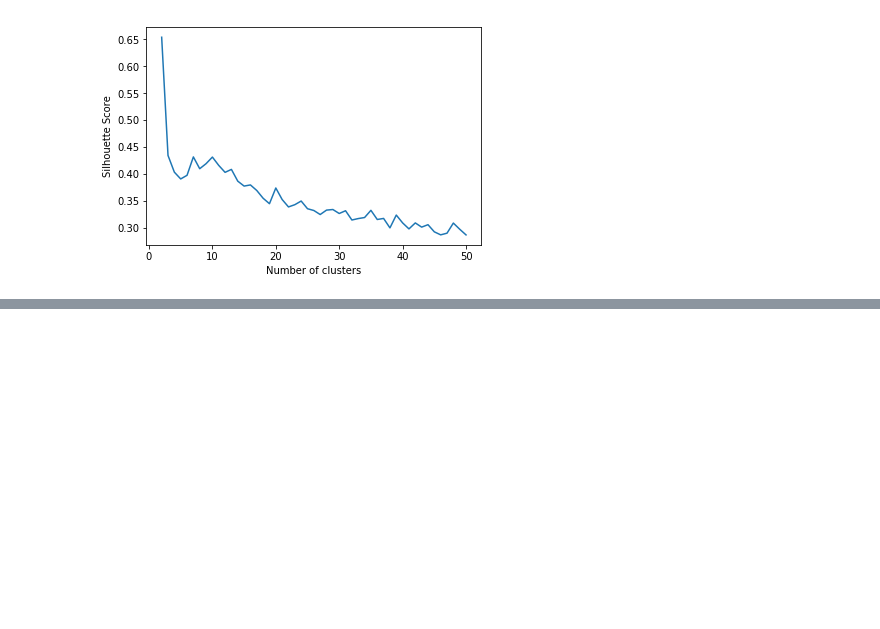
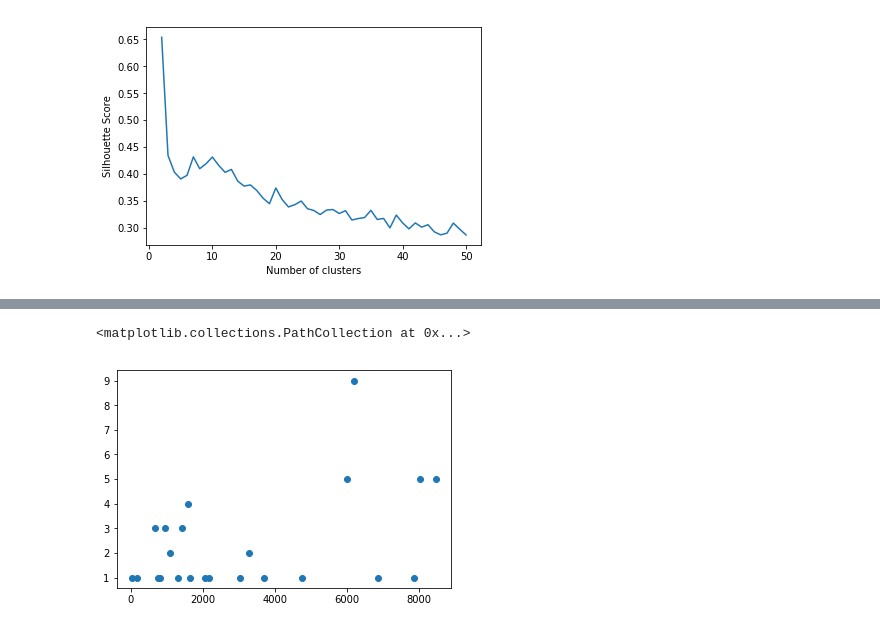
Before and after one commit to data-mechanics/course-2018-spr-proj, a Jupyter notebook: jhs2018_rpm1995/cs591 testing.ipynb, the cells around one changed output, grey strips where cells are left out. Saved outputs shown, nothing was run; the diff lists cells and outputs as text; code cells hidden in the pictures; blank space fills up the shorter version.

```diff
--- a/jhs2018_rpm1995/cs591 testing.ipynb
+++ b/jhs2018_rpm1995/cs591 testing.ipynb
@@ -125,0 +187,5 @@ sc_evaluate_clusters(df1[['charge_count','latitude','longitude']], 50)
+# %%
+plt.scatter(df3['crime_count'], df3['charge_count'])
+# %% [output]
+<matplotlib.collections.PathCollection at 0x...>
+[figure, added]
```
Also changed, not shown: parts of 18 cells of this notebook, 13 other files.
